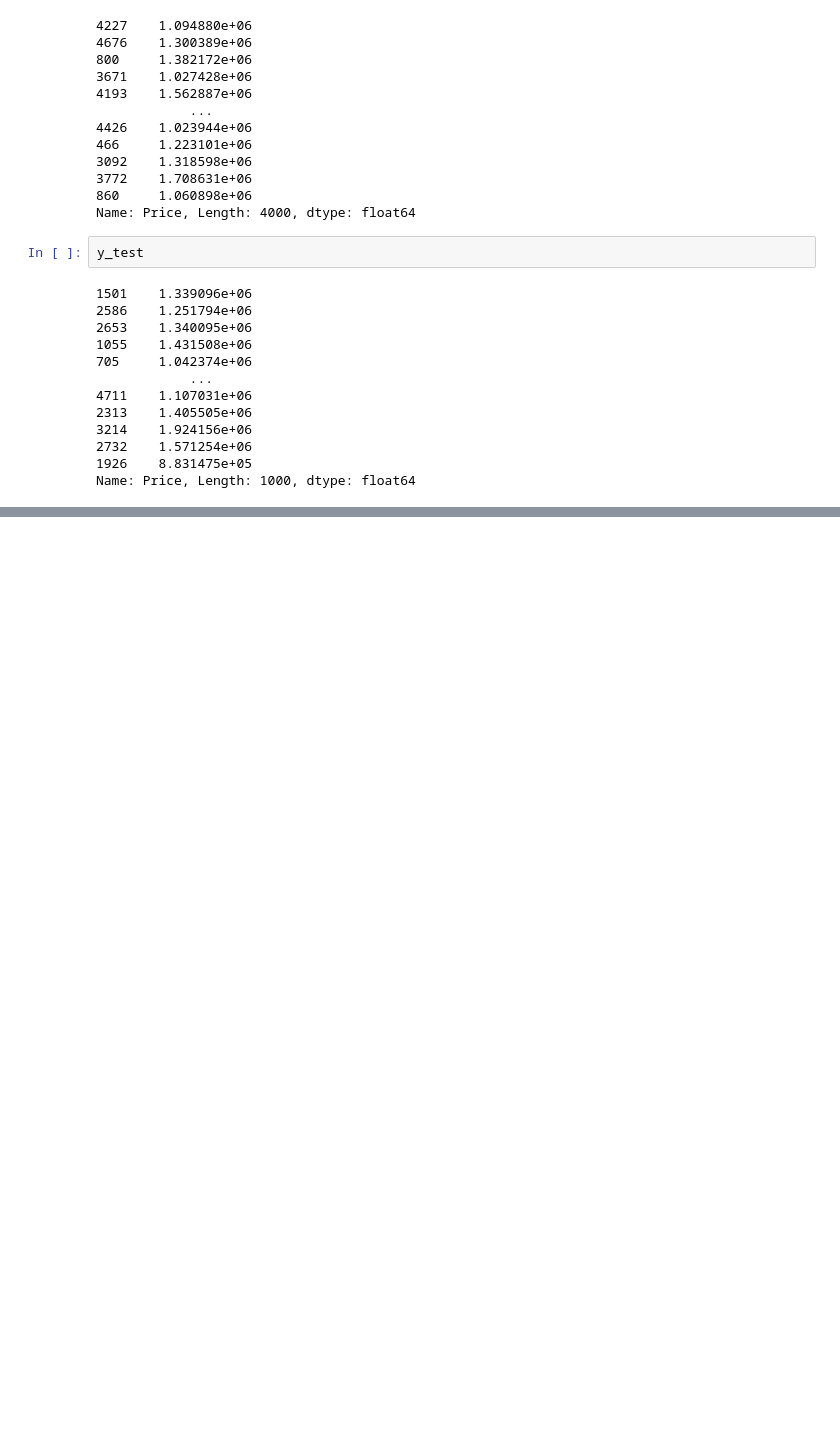
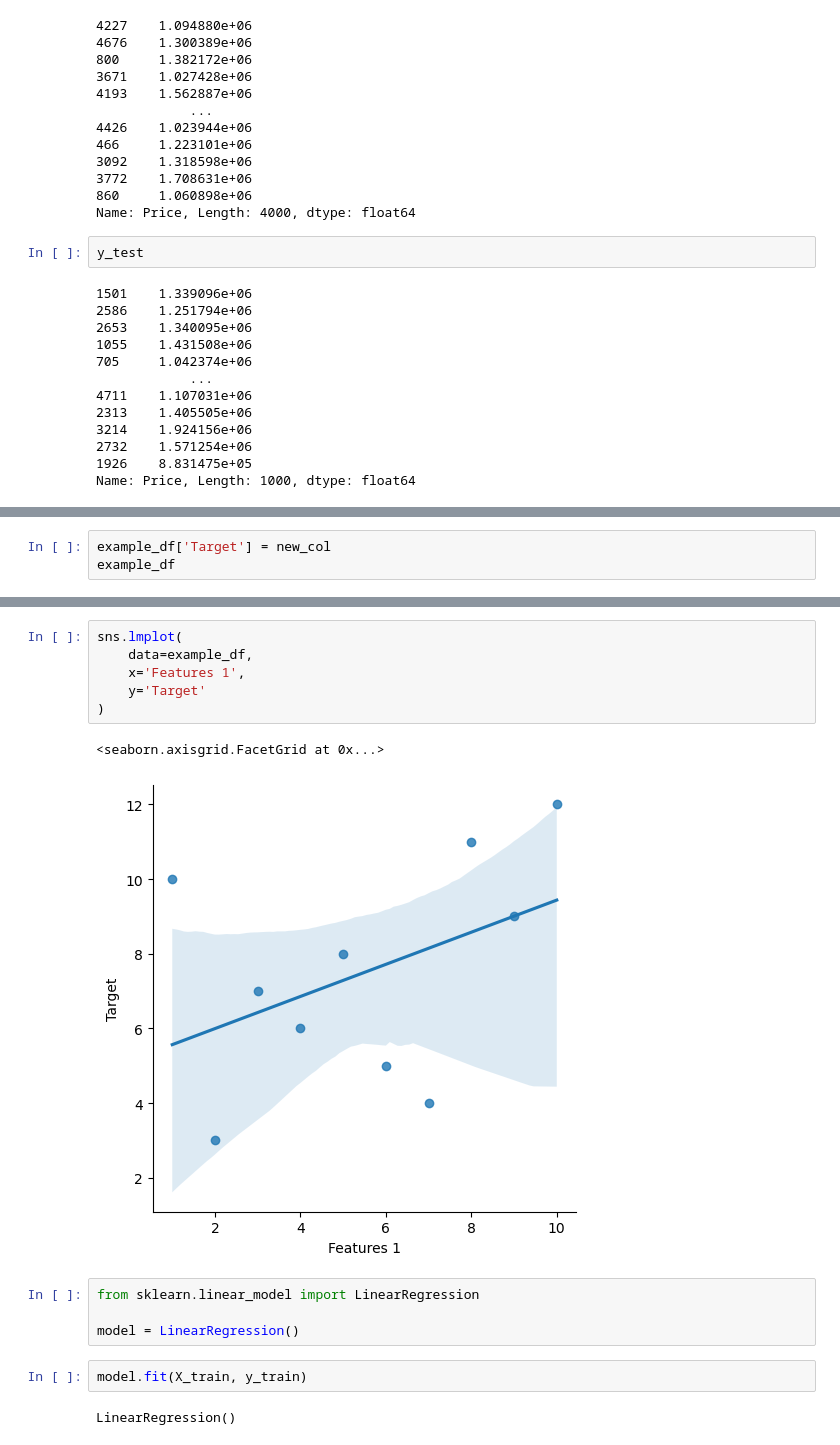
Before and after one commit to naimNB/Mechine-Learning, a Jupyter notebook: intro_linear_regression.ipynb, the cells around one changed output, grey strips where cells are left out. Cells and saved outputs as stored; diff of their text form; blank space fills up the shorter version.

```diff
--- a/intro_linear_regression.ipynb
+++ b/intro_linear_regression.ipynb
@@ -221,0 +268,3 @@ Name: Price, Length: 1000, dtype: float64
+# %%
+example_df['Target'] = new_col
+example_df
@@ -221,0 +283,17 @@ Name: Price, Length: 1000, dtype: float64
+# %%
+sns.lmplot(
+    data=example_df,
+    x='Features 1',
+    y='Target'
+)
+# %% [output]
+<seaborn.axisgrid.FacetGrid at 0x...>
+[figure, added]
+# %%
+from sklearn.linear_model import LinearRegression
+
+model = LinearRegression()
+# %%
+model.fit(X_train, y_train)
+# %% [output]
+LinearRegression()
```
Also changed, not shown: parts of 15 cells of this notebook.
